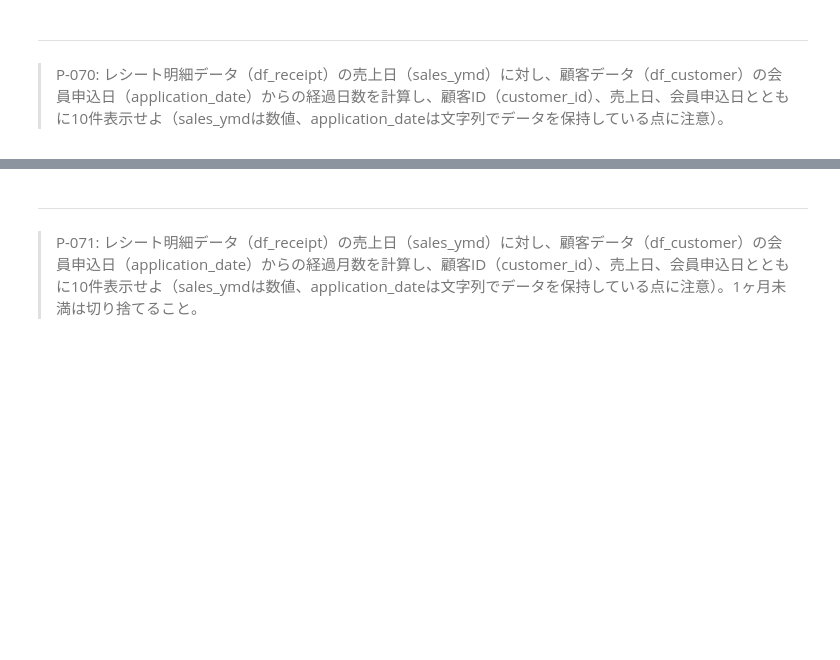
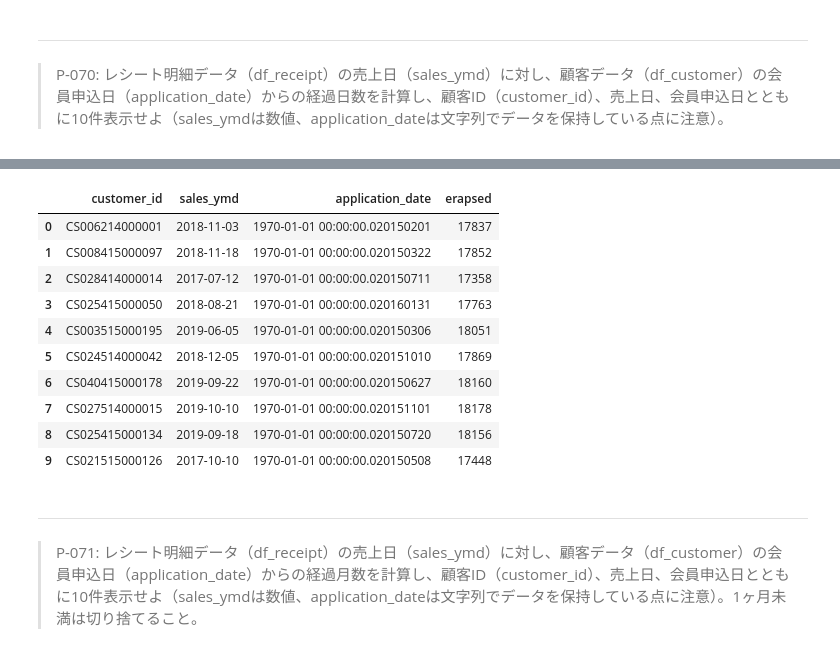
Before and after one commit to kayaba0721/ThinkStats2, a Jupyter notebook: docker/work/preprocess_knock_Python.ipynb, the cells around one changed output, grey strips where cells are left out. Saved outputs shown, nothing was run; the diff lists cells and outputs as text; code cells hidden in the pictures; blank space fills up the shorter version.

```diff
--- a/docker/work/preprocess_knock_Python.ipynb
+++ b/docker/work/preprocess_knock_Python.ipynb
@@ -1621,3 +1796,24 @@ np.float64(0.24911451726732708)
+# %%
+df_tmp = df_receipt[["customer_id","sales_ymd"]].drop_duplicates()
+
+df_tmp= pd.merge(df_tmp,df_customer[["customer_id","application_date"]],how='inner',on = "customer_id")
+df_tmp["sales_ymd"] = pd.to_datetime(df_tmp["sales_ymd"].astype("str"))
+df_tmp["application_date"] = pd.to_datetime(df_tmp["application_date"])
+df_tmp["erapsed"] = df_tmp["sales_ymd"]-df_tmp["application_date"]
+df_tmp['erapsed'] = df_tmp["erapsed"].dt.days
+df_tmp.head(10)
+# %% [output]
+|  | customer_id | sales_ymd | application_date | erapsed |
+| 0 | CS006214000001 | 2018-11-03 | 1970-01-01 00:00:00.020150201 | 17837 |
+| 1 | CS008415000097 | 2018-11-18 | 1970-01-01 00:00:00.020150322 | 17852 |
+| 2 | CS028414000014 | 2017-07-12 | 1970-01-01 00:00:00.020150711 | 17358 |
+| 3 | CS025415000050 | 2018-08-21 | 1970-01-01 00:00:00.020160131 | 17763 |
+| 4 | CS003515000195 | 2019-06-05 | 1970-01-01 00:00:00.020150306 | 18051 |
+| 5 | CS024514000042 | 2018-12-05 | 1970-01-01 00:00:00.020151010 | 17869 |
+| 6 | CS040415000178 | 2019-09-22 | 1970-01-01 00:00:00.020150627 | 18160 |
+| 7 | CS027514000015 | 2019-10-10 | 1970-01-01 00:00:00.020151101 | 18178 |
+| 8 | CS025415000134 | 2019-09-18 | 1970-01-01 00:00:00.020150720 | 18156 |
+| 9 | CS021515000126 | 2017-10-10 | 1970-01-01 00:00:00.020150508 | 17448 |
 # %% [markdown]
 ---
 > P-071: レシート明細データ（df_receipt）の売上日（sales_ymd）に対し、顧客データ（df_customer）の会員申込日（application_date）からの経過月数を計算し、顧客ID（customer_id）、売上日、会員申込日とともに10件表示せよ（sales_ymdは数値、application_dateは文字列でデータを保持している点に注意）。1ヶ月未満は切り捨てること。
```
Also changed, not shown: parts of 12 cells of this notebook.
